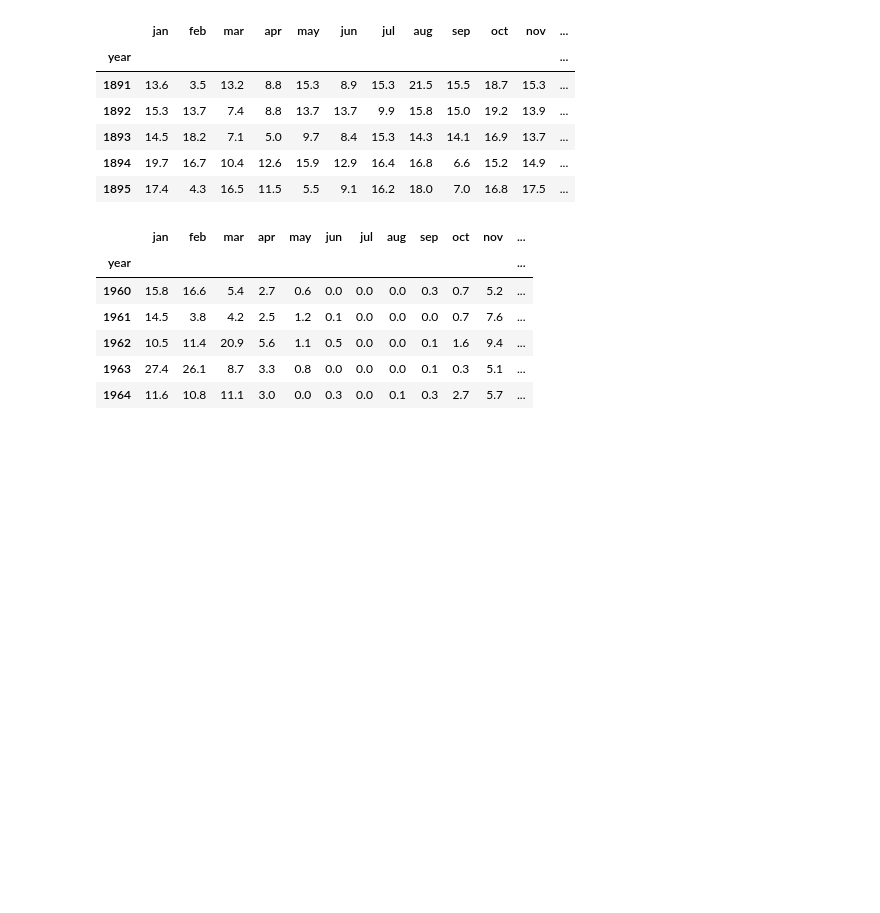
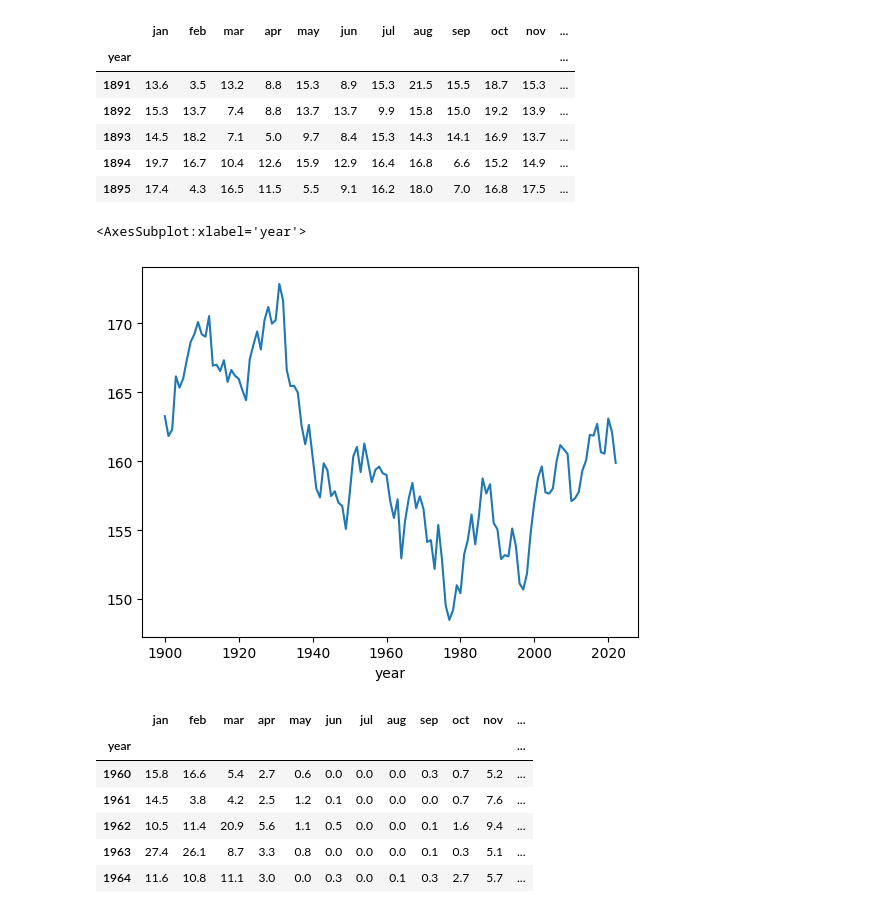
Before and after one commit to omariosc/comp5712-p4ds-group-project, a Jupyter notebook: A3_Data_Analysis_Project.ipynb, the cells around one changed output. Saved outputs shown, nothing was run; the diff lists cells and outputs as text; code cells hidden in the pictures; blank space fills up the shorter version.

```diff
--- a/A3_Data_Analysis_Project.ipynb
+++ b/A3_Data_Analysis_Project.ipynb
@@ -360,6 +396,11 @@ raindays_df.head()
 | 1893 | 14.5 | 18.2 | 7.1 | 5.0 | 9.7 | 8.4 | 15.3 | 14.3 | 14.1 | 16.9 | 13.7 | ... |
 | 1894 | 19.7 | 16.7 | 10.4 | 12.6 | 15.9 | 12.9 | 16.4 | 16.8 | 6.6 | 15.2 | 14.9 | ... |
 | 1895 | 17.4 | 4.3 | 16.5 | 11.5 | 5.5 | 9.1 | 16.2 | 18.0 | 7.0 | 16.8 | 17.5 | ... |
+# %%
+raindays_df["ann"].rolling(10).mean().plot()
+# %% [output]
+<AxesSubplot:xlabel='year'>
+[figure, added]
 # %%
 airfrost_url = 'https://www.metoffice.gov.uk/pub/data/weather/uk/climate/datasets/AirFrost/date/UK.txt'
 
```
Also changed, not shown: parts of 55 cells of this notebook.
